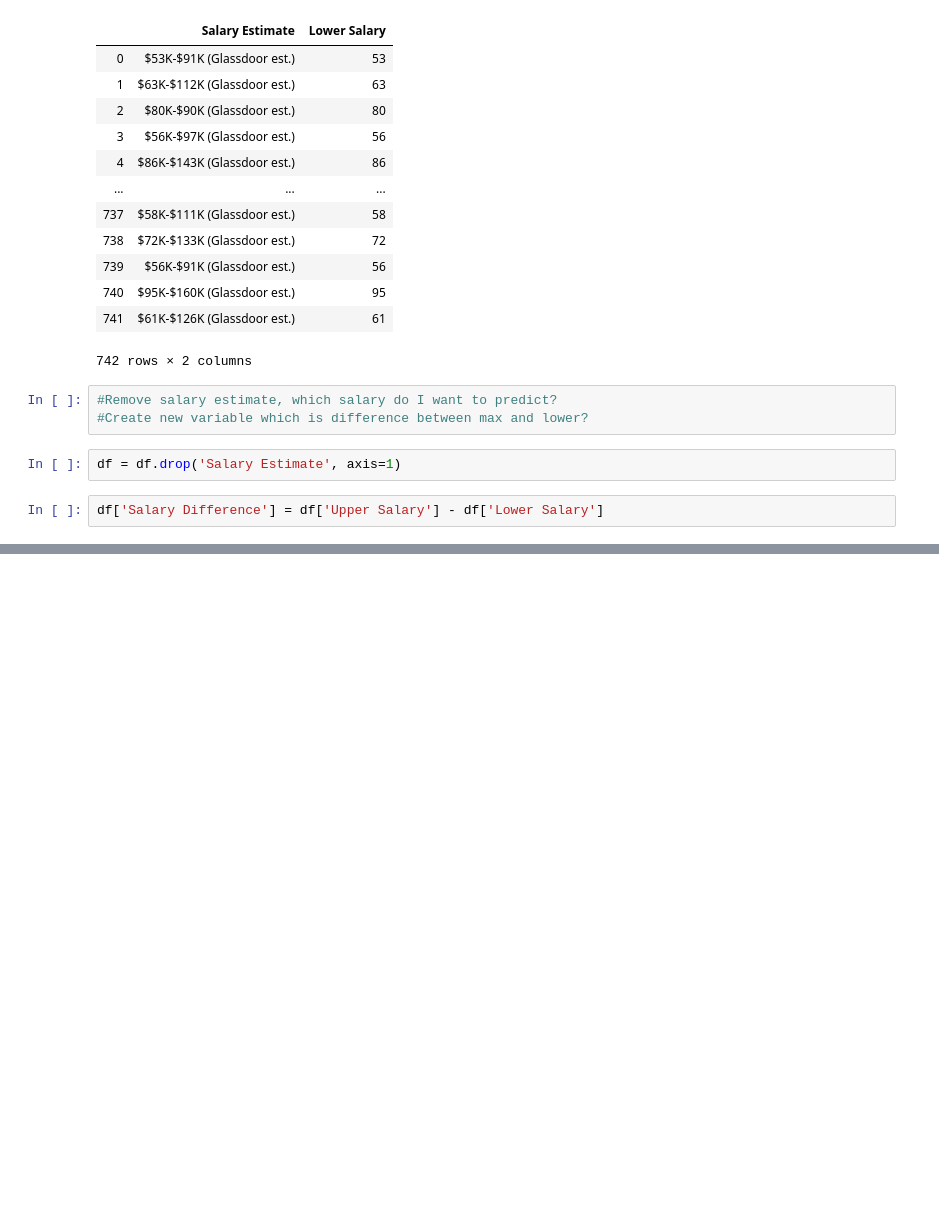
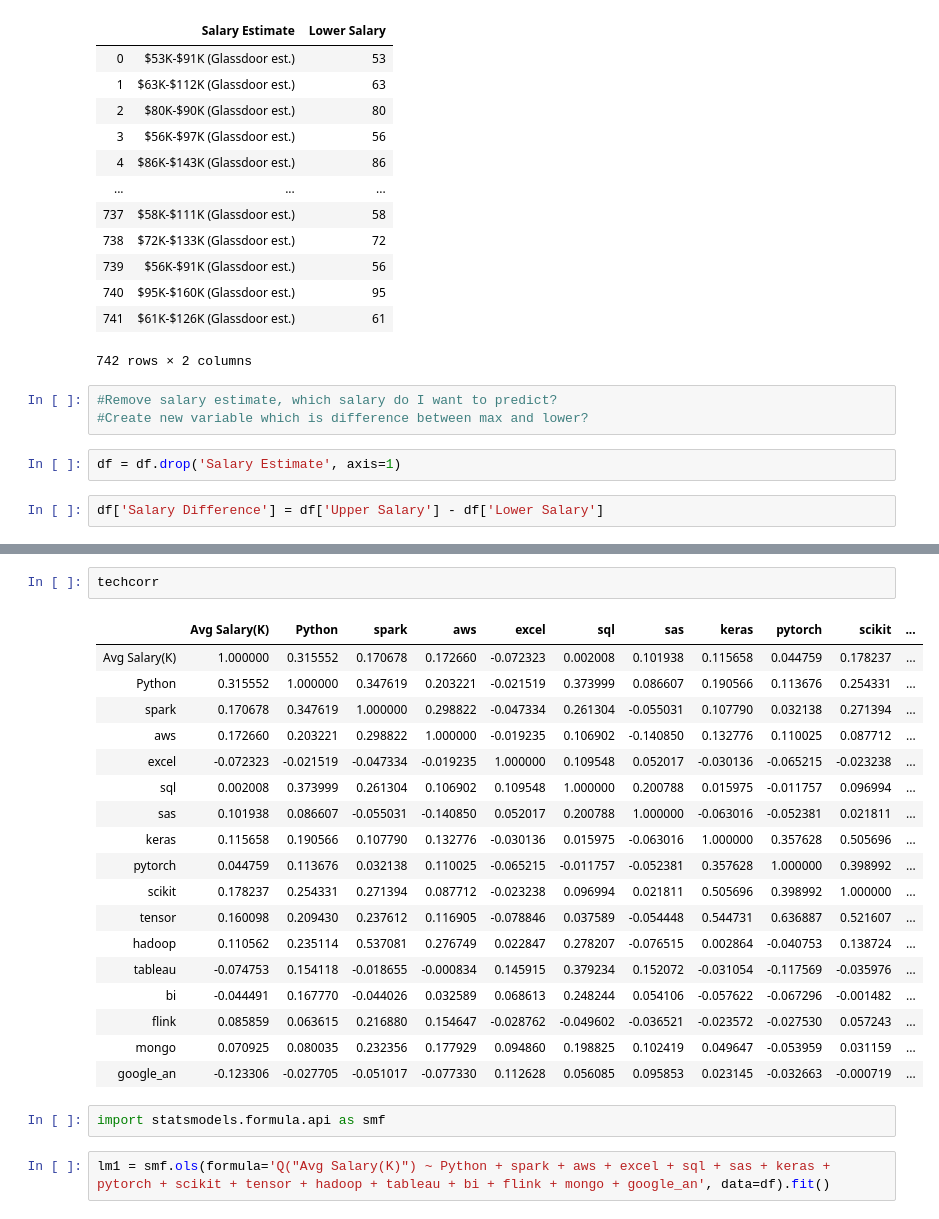
Before and after one commit to andreasbergstrm/Data-science-salary-prediction, a Jupyter notebook: ds salary code.ipynb, the cells around one changed output, grey strips where cells are left out. Saved outputs shown, nothing was run; the diff lists cells and outputs as text; blank space fills up the shorter version.

```diff
--- a/ds salary code.ipynb
+++ b/ds salary code.ipynb
@@ -149,0 +392,25 @@ df['Salary Difference'] = df['Upper Salary'] - df['Lower Salary']
+# %%
+techcorr
+# %% [output]
+|  | Avg Salary(K) | Python | spark | aws | excel | sql | sas | keras | pytorch | scikit | ... |
+| Avg Salary(K) | 1.000000 | 0.315552 | 0.170678 | 0.172660 | -0.072323 | 0.002008 | 0.101938 | 0.115658 | 0.044759 | 0.178237 | ... |
+| Python | 0.315552 | 1.000000 | 0.347619 | 0.203221 | -0.021519 | 0.373999 | 0.086607 | 0.190566 | 0.113676 | 0.254331 | ... |
+| spark | 0.170678 | 0.347619 | 1.000000 | 0.298822 | -0.047334 | 0.261304 | -0.055031 | 0.107790 | 0.032138 | 0.271394 | ... |
+| aws | 0.172660 | 0.203221 | 0.298822 | 1.000000 | -0.019235 | 0.106902 | -0.140850 | 0.132776 | 0.110025 | 0.087712 | ... |
+| excel | -0.072323 | -0.021519 | -0.047334 | -0.019235 | 1.000000 | 0.109548 | 0.052017 | -0.030136 | -0.065215 | -0.023238 | ... |
+| sql | 0.002008 | 0.373999 | 0.261304 | 0.106902 | 0.109548 | 1.000000 | 0.200788 | 0.015975 | -0.011757 | 0.096994 | ... |
+| sas | 0.101938 | 0.086607 | -0.055031 | -0.140850 | 0.052017 | 0.200788 | 1.000000 | -0.063016 | -0.052381 | 0.021811 | ... |
+| keras | 0.115658 | 0.190566 | 0.107790 | 0.132776 | -0.030136 | 0.015975 | -0.063016 | 1.000000 | 0.357628 | 0.505696 | ... |
+| pytorch | 0.044759 | 0.113676 | 0.032138 | 0.110025 | -0.065215 | -0.011757 | -0.052381 | 0.357628 | 1.000000 | 0.398992 | ... |
+| scikit | 0.178237 | 0.254331 | 0.271394 | 0.087712 | -0.023238 | 0.096994 | 0.021811 | 0.505696 | 0.398992 | 1.000000 | ... |
+| tensor | 0.160098 | 0.209430 | 0.237612 | 0.116905 | -0.078846 | 0.037589 | -0.054448 | 0.544731 | 0.636887 | 0.521607 | ... |
+| hadoop | 0.110562 | 0.235114 | 0.537081 | 0.276749 | 0.022847 | 0.278207 | -0.076515 | 0.002864 | -0.040753 | 0.138724 | ... |
+| tableau | -0.074753 | 0.154118 | -0.018655 | -0.000834 | 0.145915 | 0.379234 | 0.152072 | -0.031054 | -0.117569 | -0.035976 | ... |
+| bi | -0.044491 | 0.167770 | -0.044026 | 0.032589 | 0.068613 | 0.248244 | 0.054106 | -0.057622 | -0.067296 | -0.001482 | ... |
+| flink | 0.085859 | 0.063615 | 0.216880 | 0.154647 | -0.028762 | -0.049602 | -0.036521 | -0.023572 | -0.027530 | 0.057243 | ... |
+| mongo | 0.070925 | 0.080035 | 0.232356 | 0.177929 | 0.094860 | 0.198825 | 0.102419 | 0.049647 | -0.053959 | 0.031159 | ... |
+| google_an | -0.123306 | -0.027705 | -0.051017 | -0.077330 | 0.112628 | 0.056085 | 0.095853 | 0.023145 | -0.032663 | -0.000719 | ... |
+# %%
+import statsmodels.formula.api as smf
+# %%
+lm1 = smf.ols(formula='Q("Avg Salary(K)") ~ Python + spark + aws + excel + sql + sas + keras + pytorch + scikit + tensor + hadoop + tableau + bi + flink + mongo + google_an', data=df).fit()
```
Also changed, not shown: parts of 115 cells of this notebook.
